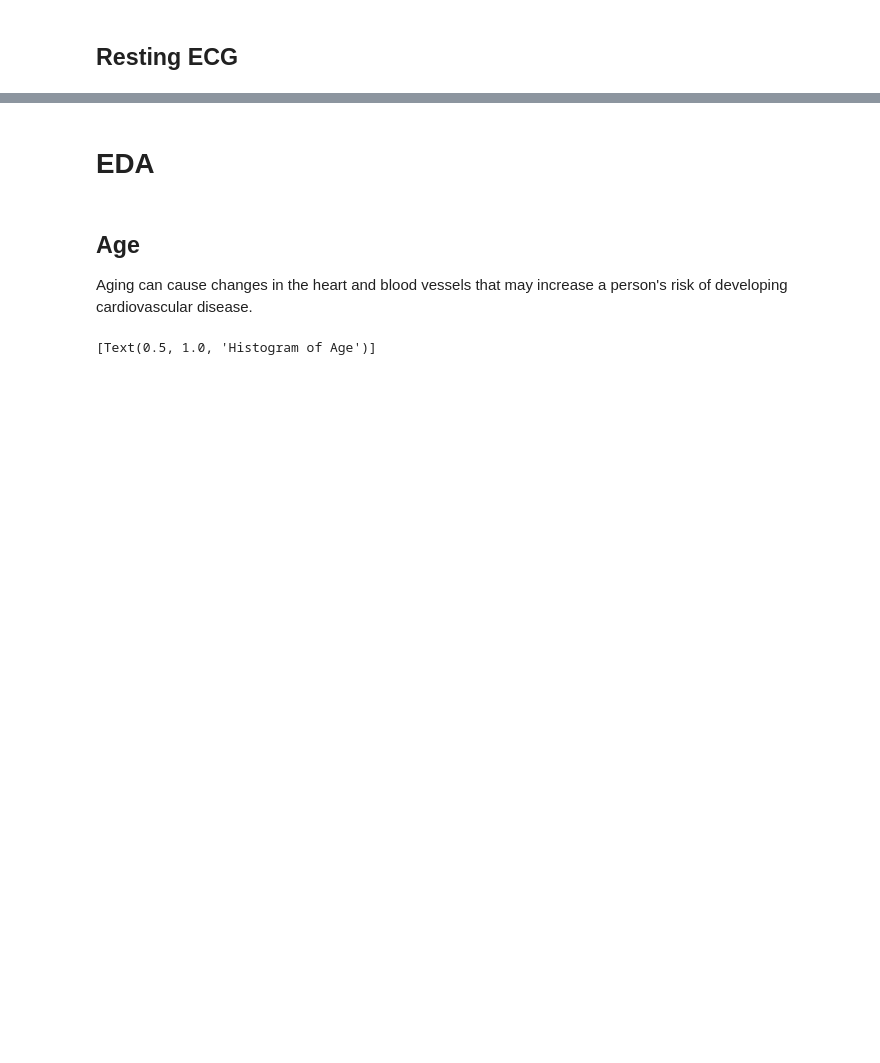
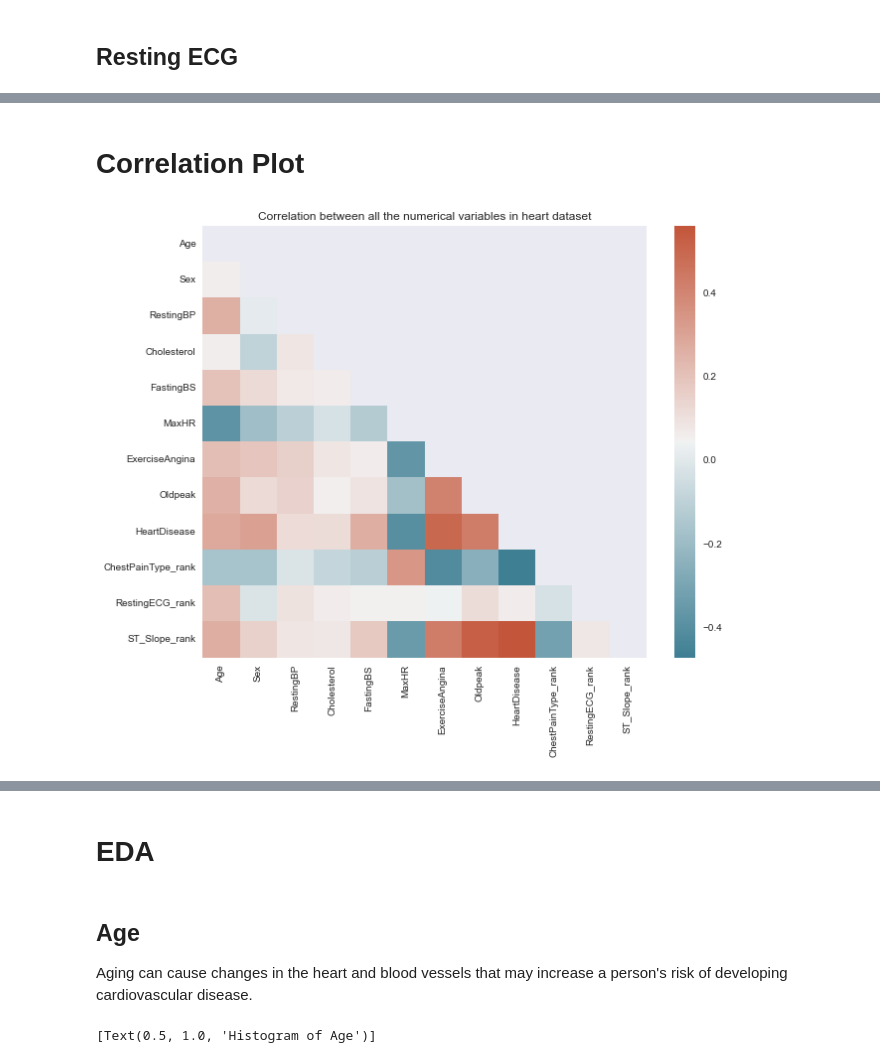
Before and after one commit to TYXuan/heart, a Jupyter notebook: eda.ipynb, the cells around one changed output, grey strips where cells are left out. Cells and saved outputs as stored; diff of their text form; code cells hidden in the pictures; blank space fills up the shorter version.

```diff
--- a/eda.ipynb
+++ b/eda.ipynb
@@ -192,0 +206,14 @@ df.head()
+# %%
+slope_dict = {'Up':0, 'Flat':1, 'Down':2}
+df['ST_Slope_rank'] = df['ST_Slope'].replace(slope_dict)
+# %% [markdown]
+# Correlation Plot
+# %%
+# Set up mask to be "True" in the upper triangle.
+plt.figure(figsize=(10,8))
+mask = np.zeros_like(df.corr().iloc[0:,0:])
+mask[np.triu_indices_from(mask)] = True
+cmap = sns.diverging_palette(220, 20, as_cmap=True)
+sns.heatmap(df.corr().iloc[0:,0:], mask=mask,cmap=cmap).set(title="Correlation between all the numerical variables in heart dataset");
+# %% [output]
+[figure, added]
```
Also changed, not shown: parts of 40 cells of this notebook.
